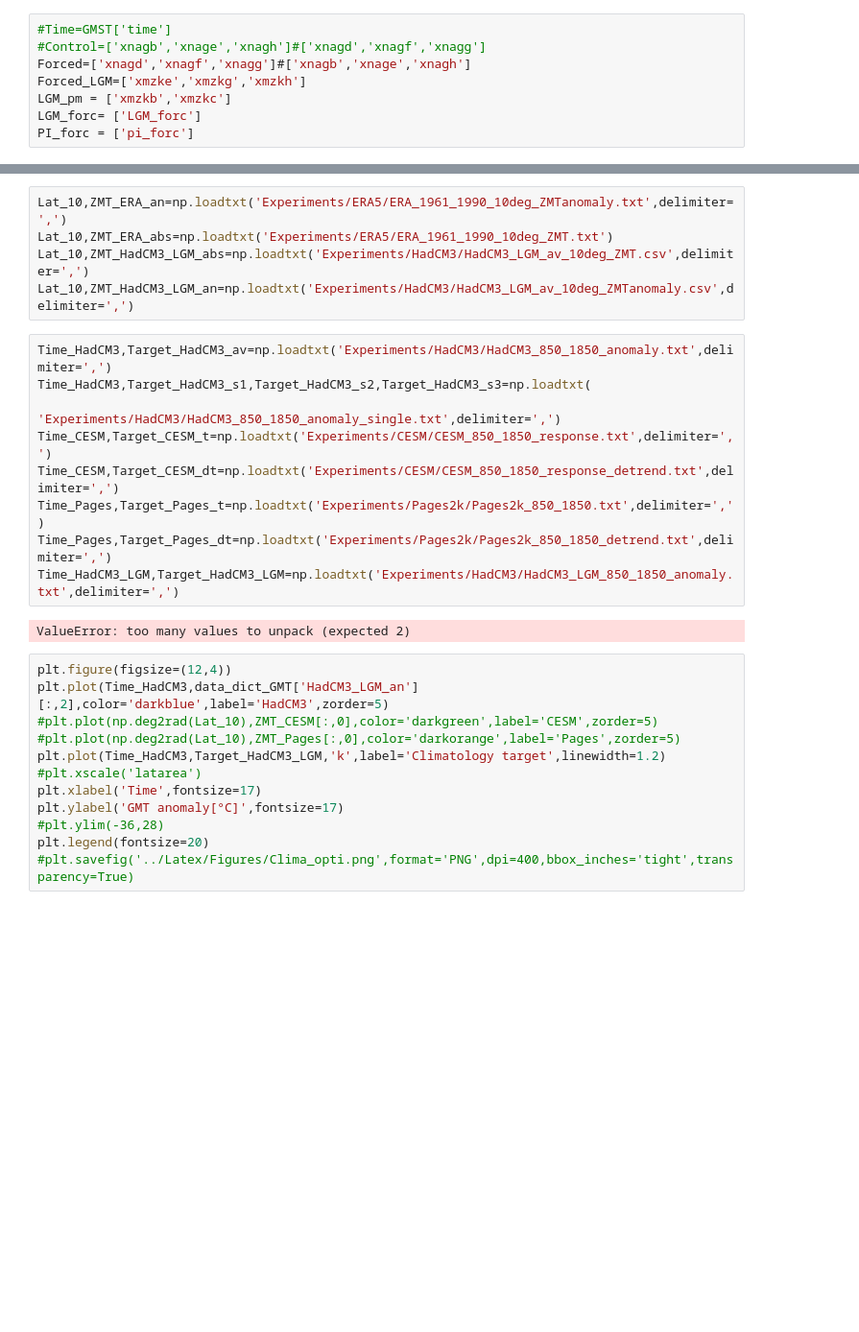
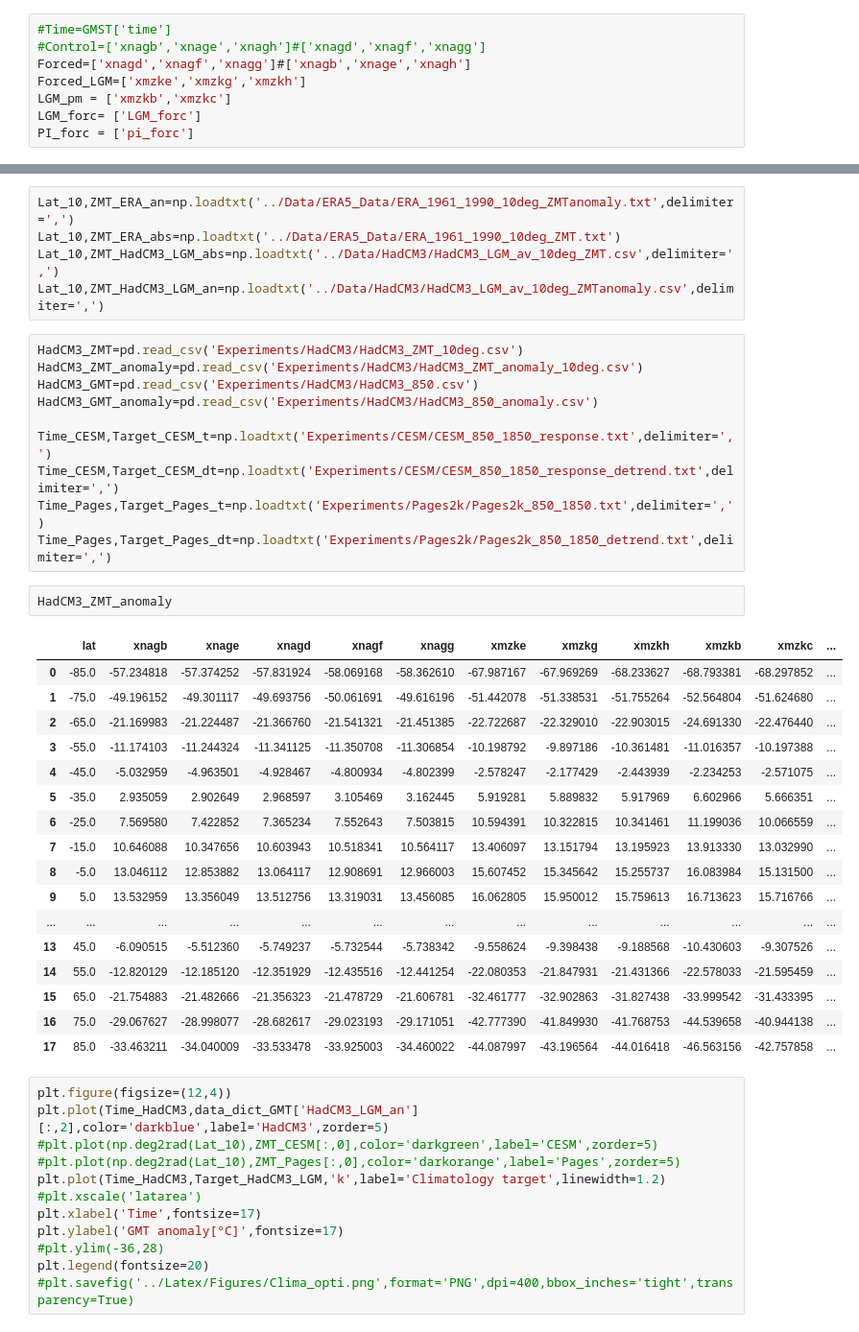
Before and after one commit to BenniSchmiedel/ZOEE, a Jupyter notebook: Plotting_Optimization_HadCM3.ipynb, the cells around one changed output, grey strips where cells are left out. Shown at 96% size. Cells and saved outputs as stored; diff of their text form; blank space fills up the shorter version.

```diff
--- a/Plotting_Optimization_HadCM3.ipynb
+++ b/Plotting_Optimization_HadCM3.ipynb
@@ -45,19 +76,38 @@ df_an.loc['xnagd','P'].iloc[19][0]
 # %%
-Lat_10,ZMT_ERA_an=np.loadtxt('Experiments/ERA5/ERA_1961_1990_10deg_ZMTanomaly.txt',delimiter=',')
-Lat_10,ZMT_ERA_abs=np.loadtxt('Experiments/ERA5/ERA_1961_1990_10deg_ZMT.txt')
-Lat_10,ZMT_HadCM3_LGM_abs=np.loadtxt('Experiments/HadCM3/HadCM3_LGM_av_10deg_ZMT.csv',delimiter=',')
-Lat_10,ZMT_HadCM3_LGM_an=np.loadtxt('Experiments/HadCM3/HadCM3_LGM_av_10deg_ZMTanomaly.csv',delimiter=',')
+Lat_10,ZMT_ERA_an=np.loadtxt('../Data/ERA5_Data/ERA_1961_1990_10deg_ZMTanomaly.txt',delimiter=',')
+Lat_10,ZMT_ERA_abs=np.loadtxt('../Data/ERA5_Data/ERA_1961_1990_10deg_ZMT.txt')
+Lat_10,ZMT_HadCM3_LGM_abs=np.loadtxt('../Data/HadCM3/HadCM3_LGM_av_10deg_ZMT.csv',delimiter=',')
+Lat_10,ZMT_HadCM3_LGM_an=np.loadtxt('../Data/HadCM3/HadCM3_LGM_av_10deg_ZMTanomaly.csv',delimiter=',')
 # %%
-Time_HadCM3,Target_HadCM3_av=np.loadtxt('Experiments/HadCM3/HadCM3_850_1850_anomaly.txt',delimiter=',')
-Time_HadCM3,Target_HadCM3_s1,Target_HadCM3_s2,Target_HadCM3_s3=np.loadtxt(
-                                        'Experiments/HadCM3/HadCM3_850_1850_anomaly_single.txt',delimiter=',')
+HadCM3_ZMT=pd.read_csv('Experiments/HadCM3/HadCM3_ZMT_10deg.csv')
+HadCM3_ZMT_anomaly=pd.read_csv('Experiments/HadCM3/HadCM3_ZMT_anomaly_10deg.csv')
+HadCM3_GMT=pd.read_csv('Experiments/HadCM3/HadCM3_850.csv')
+HadCM3_GMT_anomaly=pd.read_csv('Experiments/HadCM3/HadCM3_850_anomaly.csv')
+
 Time_CESM,Target_CESM_t=np.loadtxt('Experiments/CESM/CESM_850_1850_response.txt',delimiter=',')
 Time_CESM,Target_CESM_dt=np.loadtxt('Experiments/CESM/CESM_850_1850_response_detrend.txt',delimiter=',')
 Time_Pages,Target_Pages_t=np.loadtxt('Experiments/Pages2k/Pages2k_850_1850.txt',delimiter=',')
 Time_Pages,Target_Pages_dt=np.loadtxt('Experiments/Pages2k/Pages2k_850_1850_detrend.txt',delimiter=',')
-Time_HadCM3_LGM,Target_HadCM3_LGM=np.loadtxt('Experiments/HadCM3/HadCM3_LGM_850_1850_anomaly.txt',delimiter=',')
-# %% [output]
-ValueError: too many values to unpack (expected 2)
+# %%
+HadCM3_ZMT_anomaly
+# %% [output]
+|  | lat | xnagb | xnage | xnagd | xnagf | xnagg | xmzke | xmzkg | xmzkh | xmzkb | xmzkc | ... |
+| 0 | -85.0 | -57.234818 | -57.374252 | -57.831924 | -58.069168 | -58.362610 | -67.987167 | -67.969269 | -68.233627 | -68.793381 | -68.297852 | ... |
+| 1 | -75.0 | -49.196152 | -49.301117 | -49.693756 | -50.061691 | -49.616196 | -51.442078 | -51.338531 | -51.755264 | -52.564804 | -51.624680 | ... |
+| 2 | -65.0 | -21.169983 | -21.224487 | -21.366760 | -21.541321 | -21.451385 | -22.722687 | -22.329010 | -22.903015 | -24.691330 | -22.476440 | ... |
+| 3 | -55.0 | -11.174103 | -11.244324 | -11.341125 | -11.350708 | -11.306854 | -10.198792 | -9.897186 | -10.361481 | -11.016357 | -10.197388 | ... |
+| 4 | -45.0 | -5.032959 | -4.963501 | -4.928467 | -4.800934 | -4.802399 | -2.578247 | -2.177429 | -2.443939 | -2.234253 | -2.571075 | ... |
+| 5 | -35.0 | 2.935059 | 2.902649 | 2.968597 | 3.105469 | 3.162445 | 5.919281 | 5.889832 | 5.917969 | 6.602966 | 5.666351 | ... |
+| 6 | -25.0 | 7.569580 | 7.422852 | 7.365234 | 7.552643 | 7.503815 | 10.594391 | 10.322815 | 10.341461 | 11.199036 | 10.066559 | ... |
+| 7 | -15.0 | 10.646088 | 10.347656 | 10.603943 | 10.518341 | 10.564117 | 13.406097 | 13.151794 | 13.195923 | 13.913330 | 13.032990 | ... |
+| 8 | -5.0 | 13.046112 | 12.853882 | 13.064117 | 12.908691 | 12.966003 | 15.607452 | 15.345642 | 15.255737 | 16.083984 | 15.131500 | ... |
+| 9 | 5.0 | 13.532959 | 13.356049 | 13.512756 | 13.319031 | 13.456085 | 16.062805 | 15.950012 | 15.759613 | 16.713623 | 15.716766 | ... |
+| ... | ... | ... | ... | ... | ... | ... | ... | ... | ... | ... | ... | ... |
+| 13 | 45.0 | -6.090515 | -5.512360 | -5.749237 | -5.732544 | -5.738342 | -9.558624 | -9.398438 | -9.188568 | -10.430603 | -9.307526 | ... |
+| 14 | 55.0 | -12.820129 | -12.185120 | -12.351929 | -12.435516 | -12.441254 | -22.080353 | -21.847931 | -21.431366 | -22.578033 | -21.595459 | ... |
+| 15 | 65.0 | -21.754883 | -21.482666 | -21.356323 | -21.478729 | -21.606781 | -32.461777 | -32.902863 | -31.827438 | -33.999542 | -31.433395 | ... |
+| 16 | 75.0 | -29.067627 | -28.998077 | -28.682617 | -29.023193 | -29.171051 | -42.777390 | -41.849930 | -41.768753 | -44.539658 | -40.944138 | ... |
+| 17 | 85.0 | -33.463211 | -34.040009 | -33.533478 | -33.925003 | -34.460022 | -44.087997 | -43.196564 | -44.016418 | -46.563156 | -42.757858 | ... |
 # %%
 plt.figure(figsize=(12,4))
 plt.plot(Time_HadCM3,data_dict_GMT['HadCM3_LGM_an'][:,2],color='darkblue',label='HadCM3',zorder=5)
```
Also changed, not shown: parts of 7 cells of this notebook, 3 other files.
